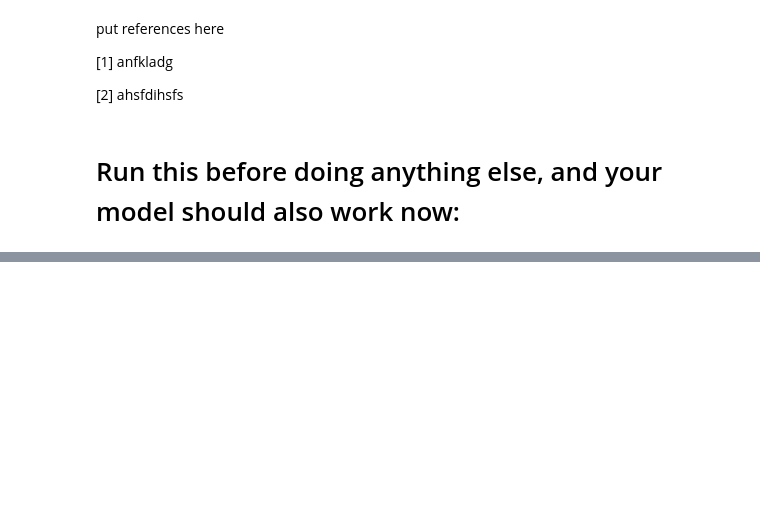
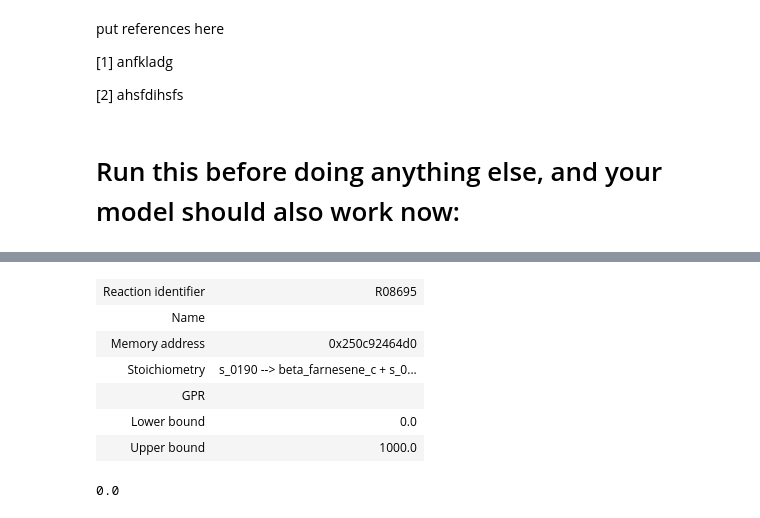
Before and after one commit to 27410/group-assingment-team-4, a Jupyter notebook: yeast-GEM-8.7.0/Report.ipynb, the cells around one changed output, grey strips where cells are left out. Drawn from its saved outputs; the diff is of its cells as text; code cells hidden in the pictures; blank space fills up the shorter version.

```diff
--- a/yeast-GEM-8.7.0/Report.ipynb
+++ b/yeast-GEM-8.7.0/Report.ipynb
@@ -114,0 +224,17 @@ model
+# %%
+model.add_reactions([Beta_farnesene_synthase_reaction])
+model.reactions.get_by_id(Beta_farnesene_synthase_reaction.id)
+# %% [output]
+| Reaction identifier | R08695 |
+| Name |  |
+| Memory address | 0x250c92464d0 |
+| Stoichiometry | s_0190 --> beta_farnesene_c + s_0... |
+| GPR |  |
+| Lower bound | 0.0 |
+| Upper bound | 1000.0 |
+# %%
+with model:
+   model.objective = model.reactions.R08695
+   print(model.optimize().objective_value)
+# %% [output]
+0.0
```
Also changed, not shown: parts of 19 cells of this notebook, 1 other file.
